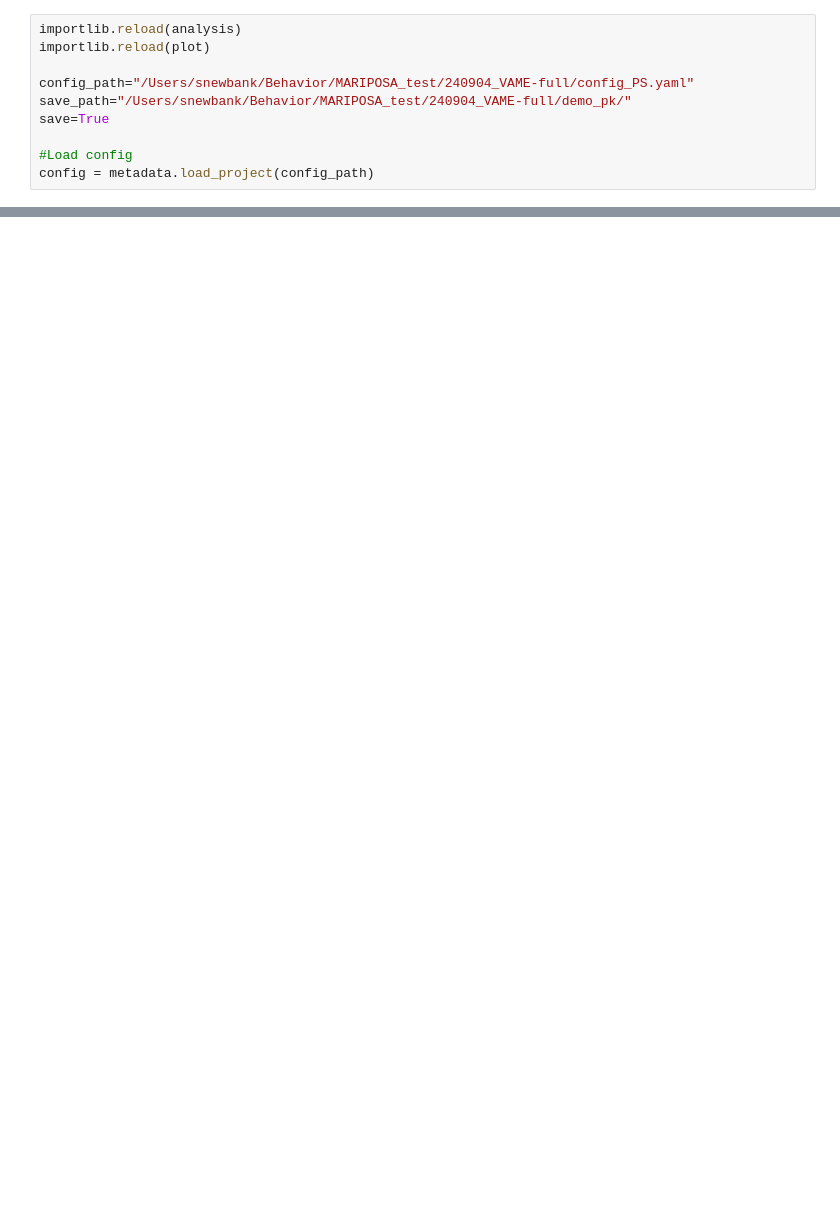
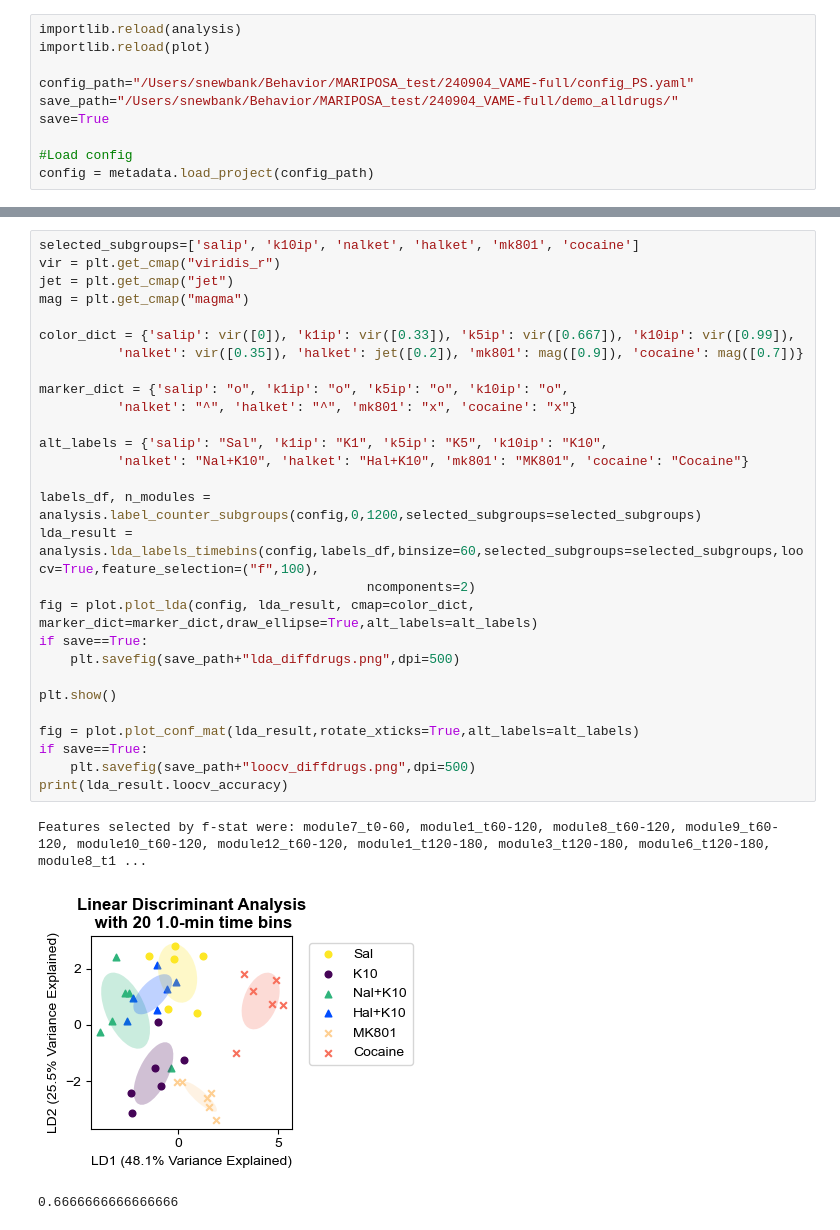
Before and after one commit to s-ewbank/MARIPoSA, a Jupyter notebook: demo/demo5_lda.ipynb, the cells around one changed output, grey strips where cells are left out. Saved outputs shown, nothing was run; the diff lists cells and outputs as text; blank space fills up the shorter version.

```diff
--- a/demo/demo5_lda.ipynb
+++ b/demo/demo5_lda.ipynb
@@ -24,7 +24,7 @@ importlib.reload(analysis)
 importlib.reload(plot)
 
 config_path="/Users/snewbank/Behavior/MARIPOSA_test/240904_VAME-full/config_PS.yaml"
-save_path="/Users/snewbank/Behavior/MARIPOSA_test/240904_VAME-full/demo_pk/"
+save_path="/Users/snewbank/Behavior/MARIPOSA_test/240904_VAME-full/demo_alldrugs/"
 save=True
 
 #Load config
@@ -104,0 +32,32 @@ Features selected by f-stat were: module0_t0-1200, module4_t0-1200, module5_t0-1
+# %%
+selected_subgroups=['salip', 'k10ip', 'nalket', 'halket', 'mk801', 'cocaine']
+vir = plt.get_cmap("viridis_r")
+jet = plt.get_cmap("jet")
+mag = plt.get_cmap("magma")
+
+color_dict = {'salip': vir([0]), 'k1ip': vir([0.33]), 'k5ip': vir([0.667]), 'k10ip': vir([0.99]),
+          'nalket': vir([0.35]), 'halket': jet([0.2]), 'mk801': mag([0.9]), 'cocaine': mag([0.7])}
+
+marker_dict = {'salip': "o", 'k1ip': "o", 'k5ip': "o", 'k10ip': "o",
+          'nalket': "^", 'halket': "^", 'mk801': "x", 'cocaine': "x"}
+
+alt_labels = {'salip': "Sal", 'k1ip': "K1", 'k5ip': "K5", 'k10ip': "K10",
+          'nalket': "Nal+K10", 'halket': "Hal+K10", 'mk801': "MK801", 'cocaine': "Cocaine"}
+
+labels_df, n_modules = analysis.label_counter_subgroups(config,0,1200,selected_subgroups=selected_subgroups)
+lda_result = analysis.lda_labels_timebins(config,labels_df,binsize=60,selected_subgroups=selected_subgroups,loocv=True,feature_selection=("f",100),
+                                          ncomponents=2)
+fig = plot.plot_lda(config, lda_result, cmap=color_dict, marker_dict=marker_dict,draw_ellipse=True,alt_labels=alt_labels)
+if save==True:
+    plt.savefig(save_path+"lda_diffdrugs.png",dpi=500)
+
+plt.show()
+
+fig = plot.plot_conf_mat(lda_result,rotate_xticks=True,alt_labels=alt_labels)
+if save==True:
+    plt.savefig(save_path+"loocv_diffdrugs.png",dpi=500)
+print(lda_result.loocv_accuracy)
+# %% [output]
+Features selected by f-stat were: module7_t0-60, module1_t60-120, module8_t60-120, module9_t60-120, module10_t60-120, module12_t60-120, module1_t120-180, module3_t120-180, module6_t120-180, module8_t1 ...
+[figure, added]
+0.6666666666666666
```
Also changed, not shown: parts of 8 cells of this notebook, 5 other files.
